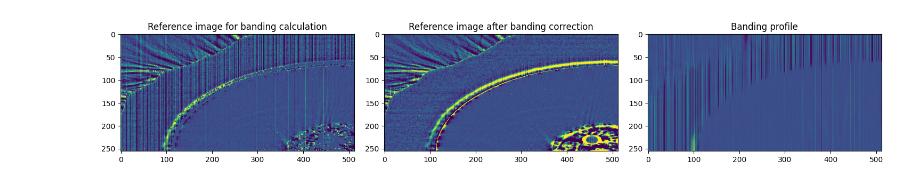
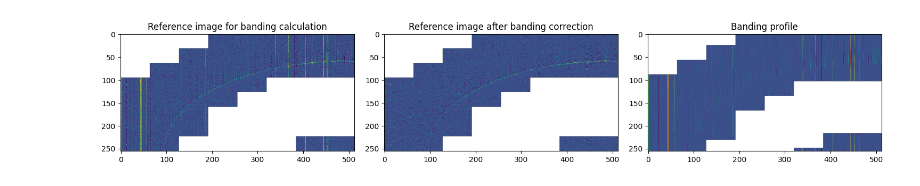
Before and after one commit to sschmaus/aspiics_processing, a Jupyter notebook: process_l2.ipynb, the cells around one changed output. Saved outputs shown, nothing was run; the diff lists cells and outputs as text; code cells hidden in the pictures.

```diff
--- a/process_l2.ipynb
+++ b/process_l2.ipynb
@@ -41,11 +41,11 @@ mark_sun  = args.mark_suncenter
 # %%
 # ***************** Input image *******************
 # filename='../data/Orbit273/P3SC_L1_20251217_222845/aspiics_wb_l1_1110A00A000112_20250716T190406.fits'
-filename='../data/Orbit273/P3SC_L1_20251217_222845/aspiics_wb_l1_1110A00A000113_20250716T190407.fits'
+filename='../data/Orbit273/P3SC_L1_20251217_222845/aspiics_wb_l1_11108000000E11_20250716T164136.fits'
 #filename = sys.argv[1]
 # filename=args.file
 
-suffix = "fixnonlin_flat_banding11_hotpix"
+suffix = "fixnonlin_flat_banding12_hotpix"
 
 
 Im, header = read_fits_image_array(filename)
@@ -69,7 +69,10 @@ t_exp =header['EXPTIME']           # t_exp =1.0        # should be retrieved fro
 pixscale = header['CDELT1']        #
 if 'BLANK' not in header:
     header.set('BLANK',-32768)
-BLANK =header['BLANK']
+    print("%    No BLANK value in header. Setting to -32768")
+else:
+    BLANK =header['BLANK']
+    print("%    Using BLANK value from header: ",BLANK,sep='')
 if 'BZERO' not in header:
     header.set('BZERO',0.0)
 if 'BSCALE' not in header:
@@ -154,6 +157,10 @@ Vphot = np.full((2048,2048),1.0)                                           # var
 vign, vign_msg = optics.vignetting2(header,params)                         # vignetting takes into account variation of R_IO with polar angle
 BlankIdx = (Im == BLANK)
 
+# set bad pixels to NaN
+Im = np.float32(Im)
+Im[BlankIdx]  = np.nan
+
 # ***************** this part should correspond to the lines 8--25 of the pseudo-code of DPM *******************
 Im   = (Im - bias)/gain
 
@@ -197,11 +205,63 @@ Var  = np.divide(Var, np.square(flat*Aphot/gain*t_exp))
 # %%
-from scipy.ndimage import median_filter
+from matplotlib.pyplot import axes
+from scipy.ndimage import median_filter, vectorized_filter
+import time
 
 def split_rows(Im):
     """Split image into odd and even rows for further processing"""
     Im_odd  = Im[0::2,:]   # rows 0,2,4,...  (1,3,5,... in FITS standard)
     Im_even = Im[1::2,:]   # rows 1,3,5,...  (2,4,6,... in FITS standard)
     return Im_odd, Im_even
+
+def fast_nanmedian(img, *args, **kwargs):
+    """Applies a windowed median filter to an image, handling NaN values appropriately.
+    Uses vectorized_filter with np.nanmedian for images with NaNs or of uint16 type,
+    otherwise uses faster standard median_filter.
+
+    Parameters:
+    -----------
+    img : numpy array
+        The input image to be filtered.
+    *args, **kwargs :
+        Additional arguments to be passed to the median filter functions.
+
+    Returns:
+    --------
+    filtered_img : numpy array
+        The median filtered image.
+    """
+    if np.ndim(img) != 2:
+        raise ValueError("fast_nanmedian only supports 2D images.")
+
+    if np.isnan(img).all():
+        # if all values are NaN, return as is
+        print("All NaN image passed to fast_nanmedian, returning as is.")
+        return img
+    elif np.isnan(img).any() or img.dtype == np.uint16:
+        # if any NaNs or uint16 type, use vectorized nanmedian
+        print("Image with NaNs or uint16 type passed to vectorized nanmedian.")
+
+        mask = np.isfinite(img)
+
+        r0 = mask.any(axis=1).argmax()
+        r1 = mask.shape[0] - mask.any(axis=1)[::-1].argmax()
+        c0 = mask.any(axis=0).argmax()
+        c1 = mask.shape[1] - mask.any(axis=0)[::-1].argmax()
+        cropped = img[r0:r1, c0:c1]
+
+        print(f"Cropped region for vectorized nanmedian: rows {r0}-{r1}, cols {c0}-{c1}")
+
+        # apply vectorized nanmedian to cropped region
+        cropped_filtered = vectorized_filter(cropped, function=np.nanmedian, *args, **kwargs)
+
+        # place filtered cropped region back into all-NaN image
+        img_filtered = np.full_like(img, np.nan)
+        img_filtered[r0:r1, c0:c1] = cropped_filtered
+
+        return img_filtered
+    else:
+        # if no NaNs, use faster median filter
+        return median_filter(img, *args, **kwargs)
 
 def correct_banding(img, filter_2d=15, filter_1d=None, structures_threshold=None):
     """
@@ -235,9 +295,12 @@ def correct_banding(img, filter_2d=15, filter_1d=None, structures_threshold=None
         filter_1d = filter_2d * 4  # make 1d filter size proportional to 2d filter size
 
     img_ref = np.float32(img.copy())
+    # img_nan = np.isnan(img_ref)
+    # img_ref = np.nan_to_num(img_ref, nan=np.nanmedian(img_ref))
 
     # subtract median filtered image to remove large structures and isolate banding
-    img_med = median_filter(img_ref, size=filter_2d)
+    img_med = fast_nanmedian(img_ref, size=filter_2d)
+    # img_nan = img_nan | median_filter(img_nan.astype(np.uint8), size=filter_2d).astype(bool)
     img_ref = img_ref - img_med
 
     if filter_1d is False:
@@ -268,7 +331,7 @@ def correct_banding(img, filter_2d=15, filter_1d=None, structures_threshold=None
         # img_ref = median_filter(img_ref, size=(1,filter_size))
 
         # 1d median along columns to remove outliers
-        banding_vert = median_filter(img_ref_, size=filter_1d, axes=0)
+        banding_vert = fast_nanmedian(img_ref_, size=filter_1d, axes=0)
 
 
 
@@ -291,8 +354,9 @@ def correct_banding(img, filter_2d=15, filter_1d=None, structures_threshold=None
     plt.tight_layout()
     plt.show()
 
+    corrected_img = img - banding_vert
 
-    return img - banding_vert
+    return corrected_img
 
 def correct_banding_splitrows(img, *args, **kwargs):
     img = img.copy()
@@ -300,7 +364,16 @@ def correct_banding_splitrows(img, *args, **kwargs):
     img[1::2, :] = correct_banding(img[1::2, :], *args, **kwargs) # top right
     return img
 
-Im = correct_banding_splitrows(Im, filter_2d=15, filter_1d=64)
+
+start_time = time.time()
+# use multiple passes with increasing filter sizes to progressively remove banding at different scales
+# This avoids overfitting corona structures into the banding profile compared to a single pass with a large 2d filter and small 1d filter
+Im = correct_banding_splitrows(Im, filter_2d=3, filter_1d=16)
+Im = correct_banding_splitrows(Im, filter_2d=7, filter_1d=64)
+Im = correct_banding_splitrows(Im, filter_2d=15, filter_1d=128)
+end_time = time.time()
+
+print(f"Banding correction took {end_time - start_time:.2f} seconds")
 
 # plt.imshow(Im[512:1024,512:1024],vmin=-500,vmax=2000)
 # plt.show()
@@ -313 +394 @@ Im = correct_banding_splitrows(Im, filter_2d=15, filter_1d=64)
-[figure, old version]
+[figure, new version]
```
Also changed, not shown: parts of 5 cells of this notebook.
